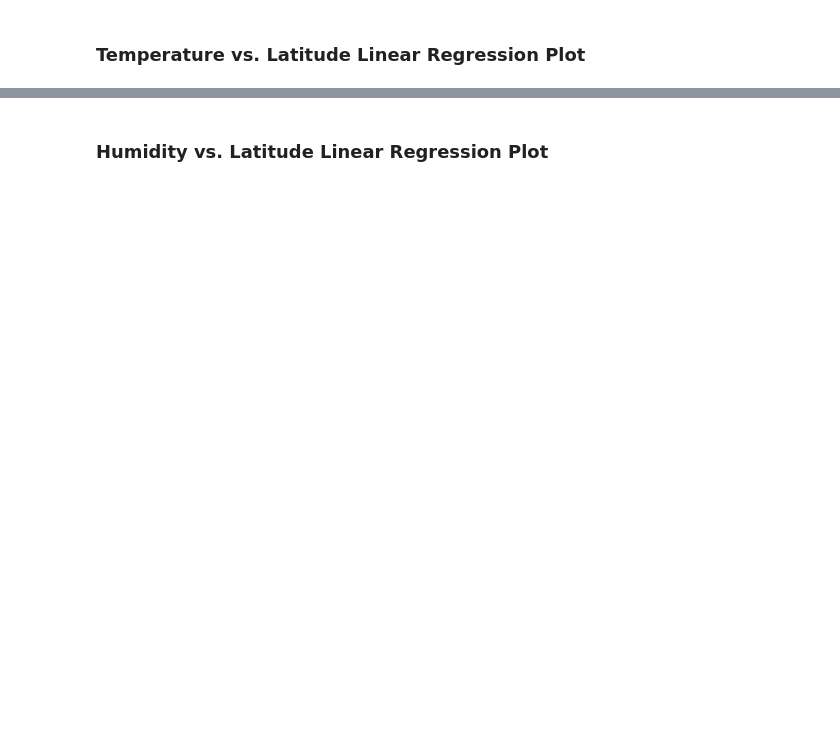
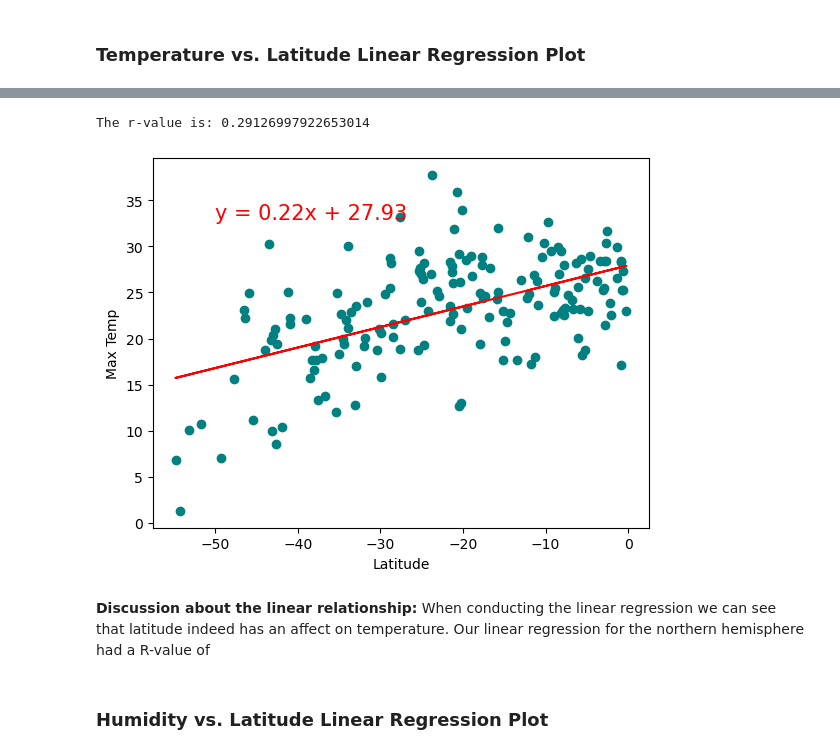
Before and after one commit to jovanecano/python-api-challenge, a Jupyter notebook: WeatherPy/WeatherPy.ipynb, the cells around one changed output, grey strips where cells are left out. Drawn from its saved outputs; the diff is of its cells as text; code cells hidden in the pictures; blank space fills up the shorter version.

```diff
--- a/WeatherPy/WeatherPy.ipynb
+++ b/WeatherPy/WeatherPy.ipynb
@@ -298,0 +367,31 @@ southern_hemi_df.head()
+# %%
+# Create a DataFrame with the Southern Hemisphere data (Latitude < 0)
+south_data=[]
+
+for k, city in enumerate(city_data):
+    city_lat = float(city["Lat"])
+    if city_lat < 0:
+        south_data.append({
+            "City": city["City"],
+            "Lat": float(city["Lat"]),
+            "Lng": float(city["Lng"]),
+            "Max Temp": float(city["Max Temp"]),
+            "Humidity": float(city["Humidity"]),
+            "Cloudiness": float(city["Cloudiness"]),
+            "Wind Speed": float(city["Wind Speed"]),
+            "Country": city["Country"],
+            "Date": city["Date"],
+            "City_ID": k
+        })
+
+# Create a DataFrame
+south_df=pd.DataFrame(south_data)
+
+# Set "City_ID" as the index column
+south_df.set_index("City_ID", inplace=True)
+
+# Filter the DataFrame for the Southern Hemisphere
+south_hemi_df = south_df[south_df["Lat"] < 0]
+
+# Display sample data for the Southern Hemisphere
+south_hemi_df.head()
@@ -315,2 +420,17 @@ The r-value is: 0.4121057168607245
+# %%
+# Linear regression on Southern Hemisphere
+x = [lat["Lat"] for lat in south_data]
+y = [temp["Max Temp"] for temp in south_data]
+x_lable ="Latitude"
+y_lable="Max Temp"
+i = -50
+j = 33
+Create_Linear_regression_plot(x, y, x_lable, y_lable, i, j)
+# %% [output]
+The r-value is: 0.29126997922653014
+[figure, added]
+# %% [markdown]
+**Discussion about the linear relationship:**
+When conducting the linear regression we can see that latitude indeed has an affect on temperature. Our linear regression for the northern hemisphere had a R-value of
 # %% [markdown]
 ### Humidity vs. Latitude Linear Regression Plot
```
Also changed, not shown: parts of 32 cells of this notebook, 5 other files.
